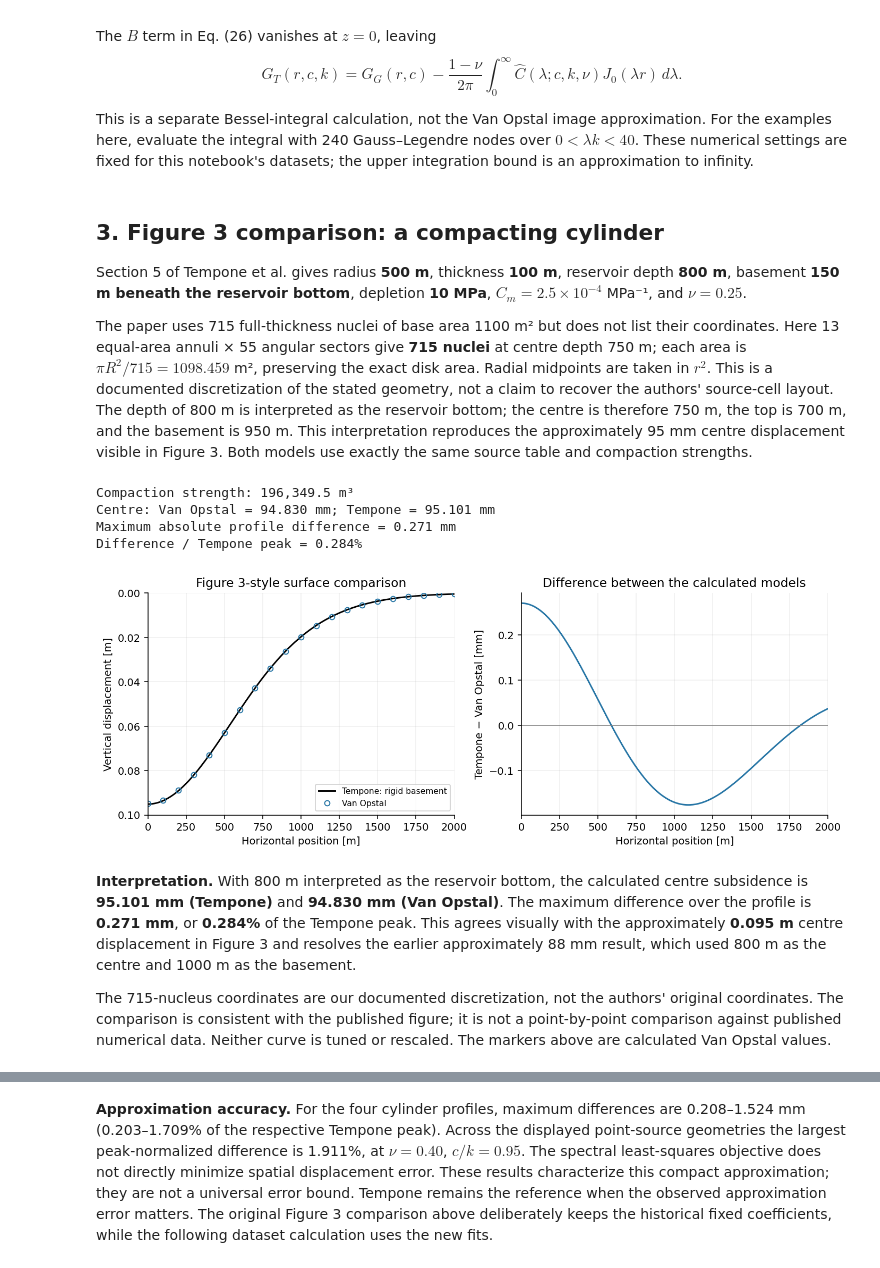
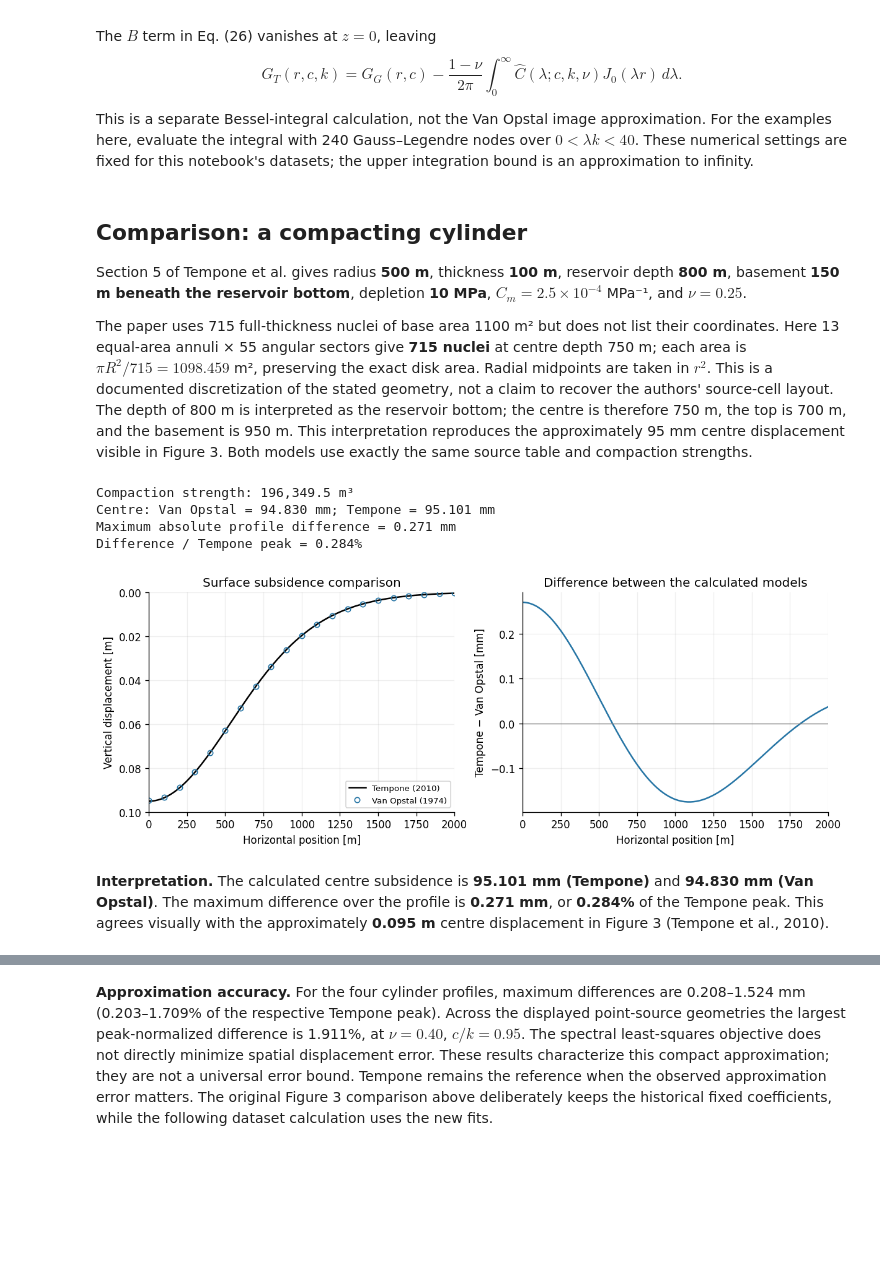
Before and after one commit to asengel/subsidence-model, a Jupyter notebook: subsidence.ipynb, the cells around one changed output, grey strips where cells are left out. Drawn from its saved outputs; the diff is of its cells as text; code cells hidden in the pictures; blank space fills up the shorter version.

```diff
--- a/subsidence.ipynb
+++ b/subsidence.ipynb
@@ -153,7 +199,7 @@ def subsidence(x, y, sources, kernel, nu=0.25):
         s += row.D_m3*kernel(r, row.c_m, row.k_m, nu)
     return s
 # %% [markdown]
-## 3. Figure 3 comparison: a compacting cylinder
+## Comparison: a compacting cylinder
 
 Section 5 of Tempone et al. gives radius **500 m**, thickness **100 m**, reservoir
 depth **800 m**, basement **150 m beneath the reservoir bottom**,
@@ -195,29 +241,23 @@ Maximum absolute profile difference = 0.271 mm
 Difference / Tempone peak = 0.284%
 # %%
 fig, ax = plt.subplots(1, 2, figsize=(10, 3.7), layout='constrained')
-ax[0].plot(x, s_t, color='black', label='Tempone: rigid basement')
+ax[0].plot(x, s_t, color='black', label='Tempone (2010)')
 ax[0].plot(x[::10], s_vo[::10], 'o', mfc='none', mec='#2675a5', ms=5,
-           label='Van Opstal')
+           label='Van Opstal (1974)')
 ax[0].set(xlabel='Horizontal position [m]', ylabel='Vertical displacement [m]',
-          xlim=(0, 2000), ylim=(0.10, 0), title='Figure 3-style surface comparison')
+          xlim=(0, 2000), ylim=(0.10, 0), title='Surface subsidence comparison')
 ax[0].legend(fontsize=8, loc='lower right')
 ax[1].plot(x, 1000*(s_t-s_vo), color='#2675a5')
 ax[1].axhline(0, color='gray', lw=0.8)
 ax[1].set(xlabel='Horizontal position [m]', ylabel='Tempone − Van Opstal [mm]',
           xlim=(0, 2000), title='Difference between the calculated models')
 plt.show()
+fig.savefig('figures/van-opstal-tempone-cylinder-comparison.png', dpi=200, bbox_inches='tight')
 # %% [output]
-[figure, old version]
+[figure, new version]
 # %% [markdown]
-**Interpretation.** With 800 m interpreted as the reservoir bottom, the calculated
-centre subsidence is **95.101 mm (Tempone)** and **94.830 mm (Van Opstal)**.
+**Interpretation.** The calculated centre subsidence is **95.101 mm (Tempone)** and **94.830 mm (Van Opstal)**.
 The maximum difference over the profile is **0.271 mm**, or **0.284%** of the
 Tempone peak. This agrees visually with the approximately **0.095 m** centre
-displacement in Figure 3 and resolves the earlier approximately 88 mm result,
-which used 800 m as the centre and 1000 m as the basement.
-
-The 715-nucleus coordinates are our documented discretization, not the authors'
-original coordinates. The comparison is consistent with the published figure;
-it is not a point-by-point comparison against published numerical data.
-Neither curve is tuned or rescaled. The markers above are calculated Van Opstal values.
+displacement in Figure 3 (Tempone et al., 2010).
 # %% [markdown]
```
Also changed, not shown: parts of 8 cells of this notebook, 5 other files.
